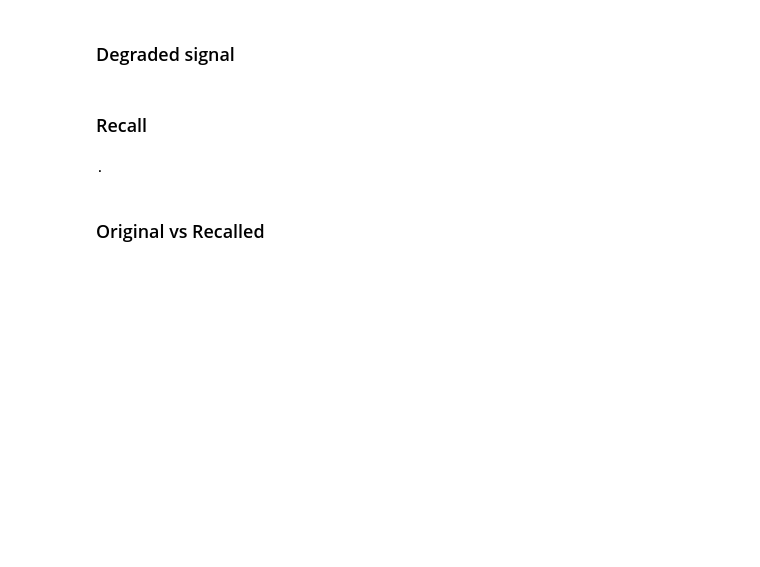
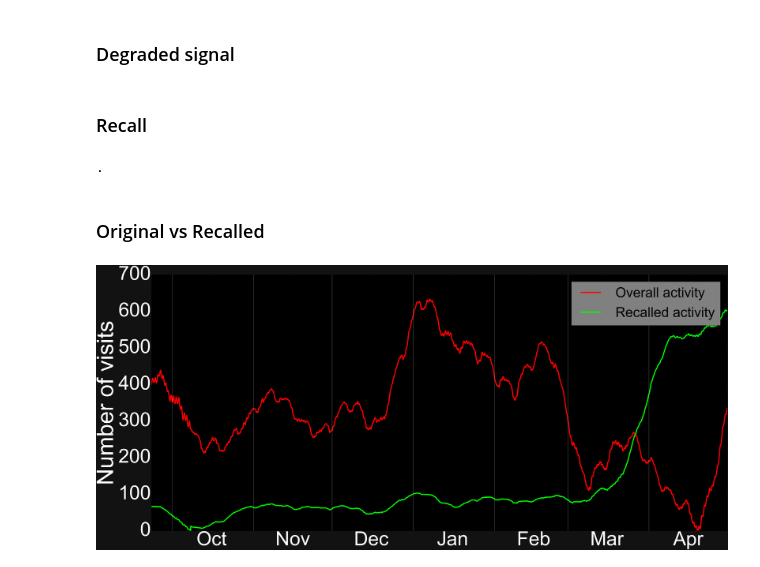
Before and after one commit to mizvol/WikiBrain, a Jupyter notebook: ipython/Hopfield-Fixed.ipynb, the cells around one changed output. Saved outputs shown, nothing was run; the diff lists cells and outputs as text; code cells hidden in the pictures; blank space fills up the shorter version.

```diff
--- a/ipython/Hopfield-Fixed.ipynb
+++ b/ipython/Hopfield-Fixed.ipynb
@@ -240,10 +241,12 @@ x_month[7] = x_month[7] + 48 #April
 # %%
 from pylab import rcParams
 rcParams['figure.figsize'] = 90, 40
-rcParams['xtick.labelsize'] = 270
-rcParams['ytick.labelsize'] = 270
+rcParams['xtick.labelsize'] = 170
+rcParams['ytick.labelsize'] = 170
 rcParams['font.family'] = 'sans-serif'
 rcParams['font.sans-serif'] = ['Arial']
+# %%
+rcParams['axes.facecolor'] = 'black'
 # %% [markdown]
 ### Original signal
 # %%
@@ -398,16 +401,24 @@ filtered_recalled = savitzky_golay(summary_recalled, window_size=721)
 # %% [markdown]
 ### Original vs Recalled
 # %%
-# pl.plot(filtered - min(filtered), 'r', linewidth=5)
-# pl.plot(filtered_recalled - min(filtered_recalled), 'g', linewidth=5)
-# for xc in x_month:
-#     pl.axvline(x=xc, linewidth=1, color = 'black')
-# # pl.axvline(x = x_month[3] + 6*24, linewidth=5, color = 'b') #Charlie Hebdo
-# # pl.axvline(x = x_month[3] + 24*24, linewidth=5, color = 'g') #Miss Universe
-# # pl.axvline(x = x_month[3] + 9*24, linewidth=5, color = 'm') #Golden Globe
-# # pl.axvline(x = x_month[4] + 22*24, linewidth=5, color = 'm') #Golden Globe
-# pl.xticks([i + 15*24 for i in x_month], [month for month in months])
-# pl.show()
+rcParams['axes.facecolor'] = 'black'
+rcParams['axes.labelcolor'] = 'w'
+rcParams["legend.facecolor"] = 'grey'
+overall, = pl.plot(filtered - min(filtered), 'r', linewidth=10, label='Overall activity')
+recalled, = pl.plot(filtered_recalled - min(filtered_recalled), '#00FF00', linewidth=10, label='Recalled activity')
+for xc in x_month:
+    pl.axvline(x=xc, linewidth=1, color = 'w')
+# pl.axvline(x = x_month[3] + 6*24, linewidth=5, color = 'b') #Charlie Hebdo
+# pl.axvline(x = x_month[3] + 24*24, linewidth=5, color = 'g') #Miss Universe
+# pl.axvline(x = x_month[3] + 9*24, linewidth=5, color = 'm') #Golden Globe
+# pl.axvline(x = x_month[4] + 22*24, linewidth=5, color = 'm') #Golden Globe
+pl.xticks([i + 15*24 for i in x_month], [month for month in months])
+pl.ylabel("Number of visits", fontsize=200)
+pl.legend(handles=[overall, recalled], fontsize=120)
+pl.xlim(0,np.shape(difference)[0])
+pl.show()
+# %% [output]
+[figure, added]
 # %%
 d = np.zeros(len(filtered_recalled[1:]))
 # %%
```
Also changed, not shown: parts of 5 cells of this notebook, 2 other files.
